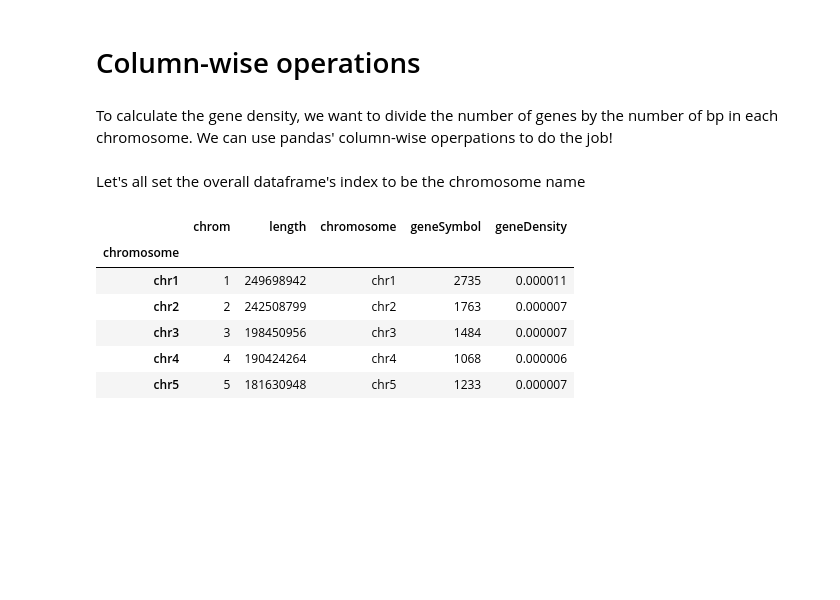
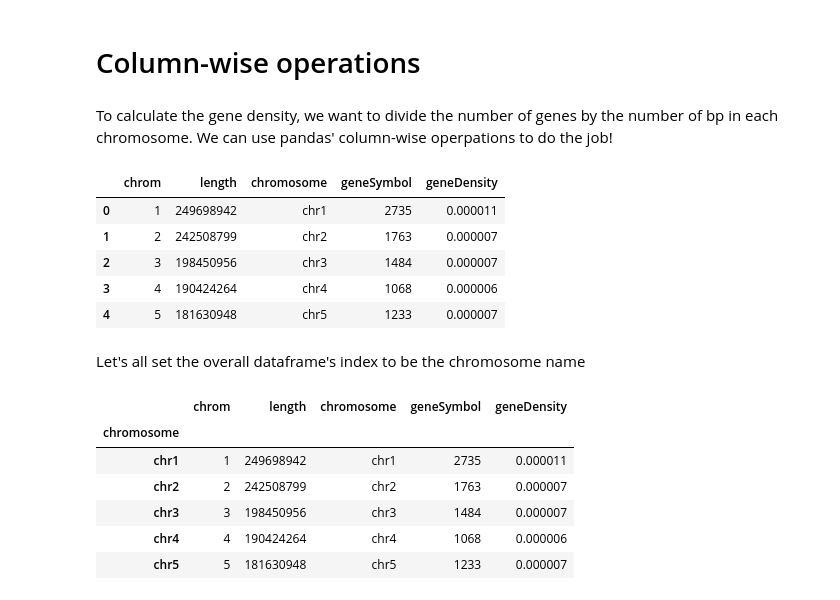
Before and after one commit to ekofman/CMM262Plan, a Jupyter notebook: Day1/Intro to Pandas.ipynb, the cells around one changed output. Cells and saved outputs as stored; diff of their text form; code cells hidden in the pictures; blank space fills up the shorter version.

```diff
--- a/Day1/Intro to Pandas.ipynb
+++ b/Day1/Intro to Pandas.ipynb
@@ -283,7 +383,7 @@ chrom_length_table.head()
 #### Anyways, we have to make sure that the chromosome names have the same format in both of our tables so we can combine them.
 # %%
 def add_chr(r):
-    return 'chr' + r.chrom
+    return 'chr' + r['chrom']
 # %%
 chrom_length_table['chromosome'] = chrom_length_table.apply(add_chr, axis=1)
 # %%
@@ -324,7 +434,16 @@ joined_table
 # %% [markdown]
 To calculate the gene density, we want to divide the number of genes by the number of bp in each chromosome. We can use pandas' column-wise operpations to do the job!
 # %%
-joined_table['geneDensity'] = joined_table.geneSymbol / joined_table.length
+joined_table['geneDensity'] = joined_table['geneSymbol'] / joined_table['length']
+# %%
+joined_table.head()
+# %% [output]
+|  | chrom | length | chromosome | geneSymbol | geneDensity |
+| 0 | 1 | 249698942 | chr1 | 2735 | 0.000011 |
+| 1 | 2 | 242508799 | chr2 | 1763 | 0.000007 |
+| 2 | 3 | 198450956 | chr3 | 1484 | 0.000007 |
+| 3 | 4 | 190424264 | chr4 | 1068 | 0.000006 |
+| 4 | 5 | 181630948 | chr5 | 1233 | 0.000007 |
 # %% [markdown]
 Let's all set the overall dataframe's index to be the chromosome name
 # %%
```
Also changed, not shown: parts of 18 cells of this notebook, 2 other files.
